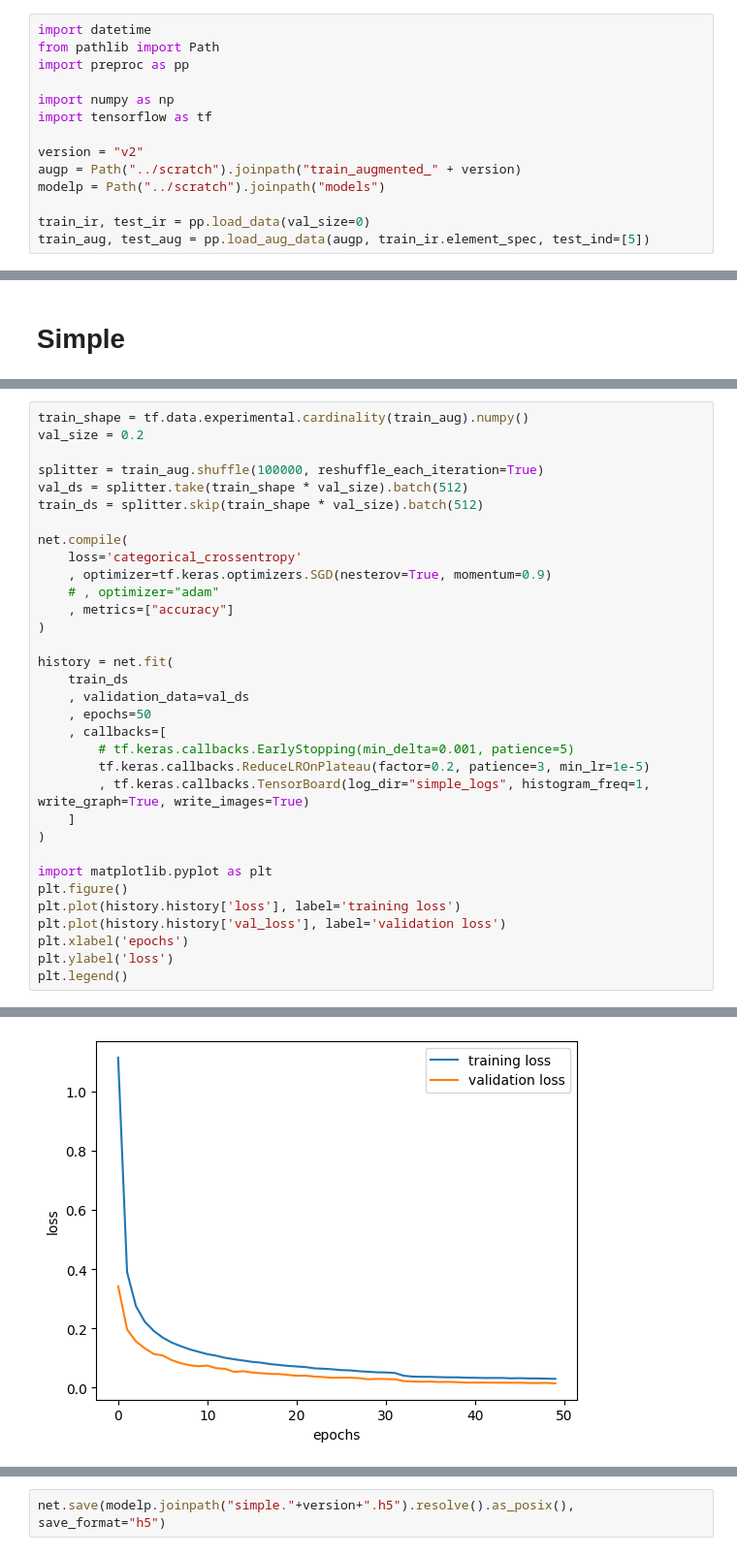
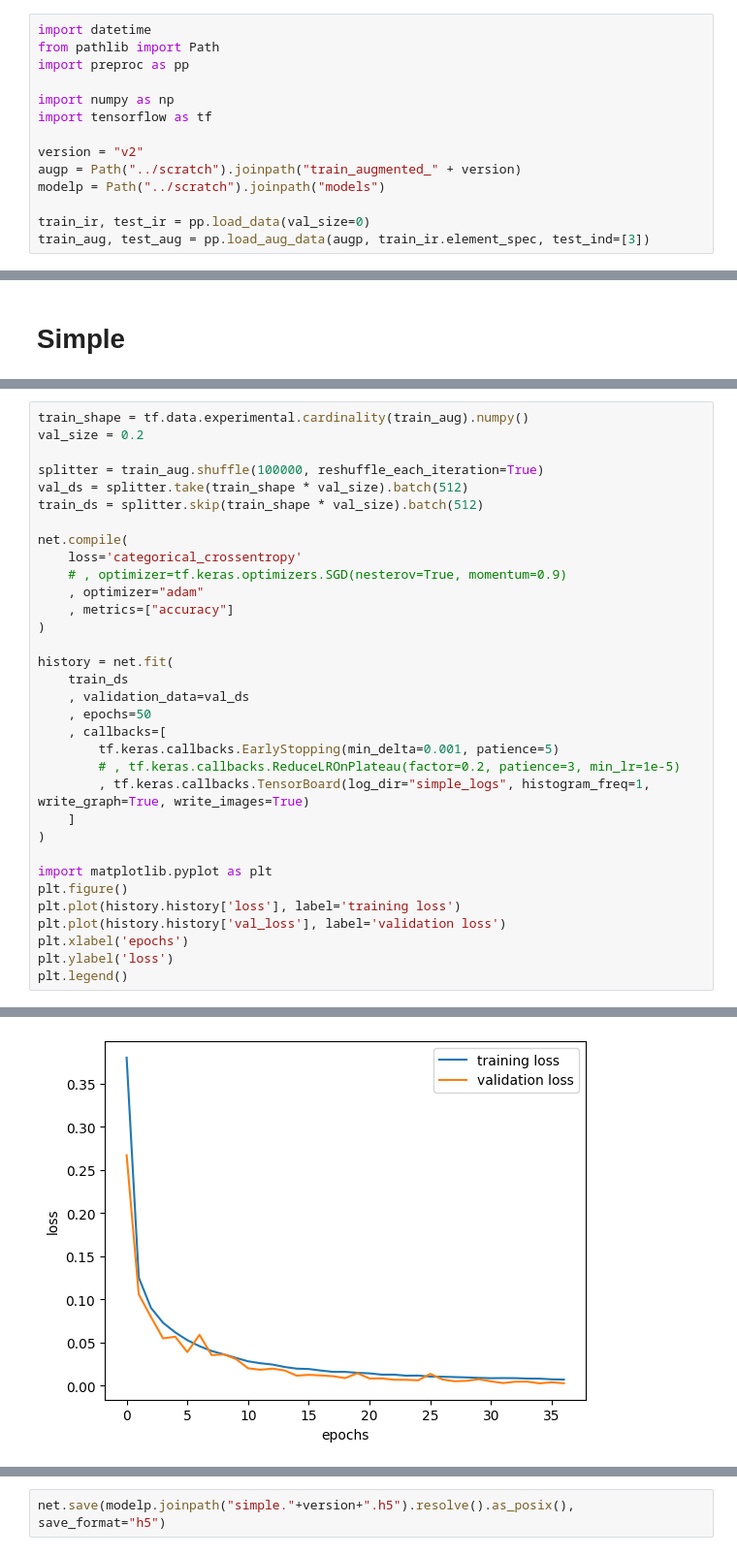
Before and after one commit to boeyjw/KCL-MNIST-Coursework-1, a Jupyter notebook: cw1/04_Simple_Deep.ipynb, the cells around one changed output, grey strips where cells are left out. Shown at 97% size. Cells and saved outputs as stored; diff of their text form.

```diff
--- a/cw1/04_Simple_Deep.ipynb
+++ b/cw1/04_Simple_Deep.ipynb
@@ -14,5 +14,5 @@ augp = Path("../scratch").joinpath("train_augmented_" + version)
 modelp = Path("../scratch").joinpath("models")
 
 train_ir, test_ir = pp.load_data(val_size=0)
-train_aug, test_aug = pp.load_aug_data(augp, train_ir.element_spec, test_ind=[5])
+train_aug, test_aug = pp.load_aug_data(augp, train_ir.element_spec, test_ind=[3])
 # %% [output]
@@ -137,8 +141,8 @@ train_ds = splitter.skip(train_shape * val_size).batch(512)
 
 net.compile(
     loss='categorical_crossentropy'
-    , optimizer=tf.keras.optimizers.SGD(nesterov=True, momentum=0.9)
-    # , optimizer="adam"
+    # , optimizer=tf.keras.optimizers.SGD(nesterov=True, momentum=0.9)
+    , optimizer="adam"
     , metrics=["accuracy"]
 )
 
@@ -147,8 +151,8 @@ history = net.fit(
     , validation_data=val_ds
     , epochs=50
     , callbacks=[
-        # tf.keras.callbacks.EarlyStopping(min_delta=0.001, patience=5)
-        tf.keras.callbacks.ReduceLROnPlateau(factor=0.2, patience=3, min_lr=1e-5)
+        tf.keras.callbacks.EarlyStopping(min_delta=0.001, patience=5)
+        # , tf.keras.callbacks.ReduceLROnPlateau(factor=0.2, patience=3, min_lr=1e-5)
         , tf.keras.callbacks.TensorBoard(log_dir="simple_logs", histogram_freq=1, write_graph=True, write_images=True)
     ]
 )
@@ -209,5 +213,5 @@ Epoch 50/50
 <matplotlib.legend.Legend at 0x...>
-[figure, old version]
+[figure, new version]
 # %%
 augp = Path("../scratch").joinpath("train_augmented_v1")
 # epochs=1
```
Also changed, not shown: parts of 6 cells of this notebook, 1 other file.
